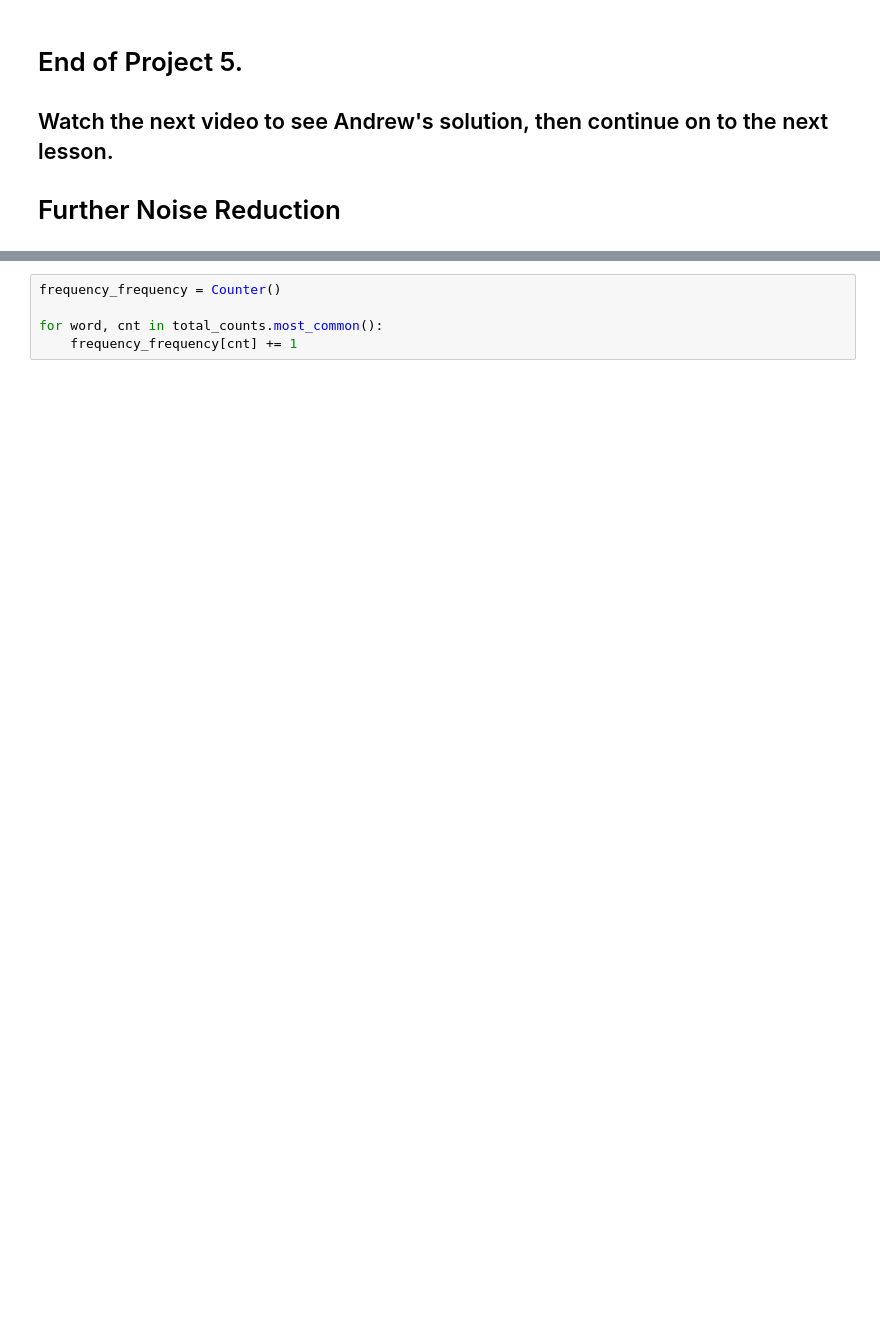
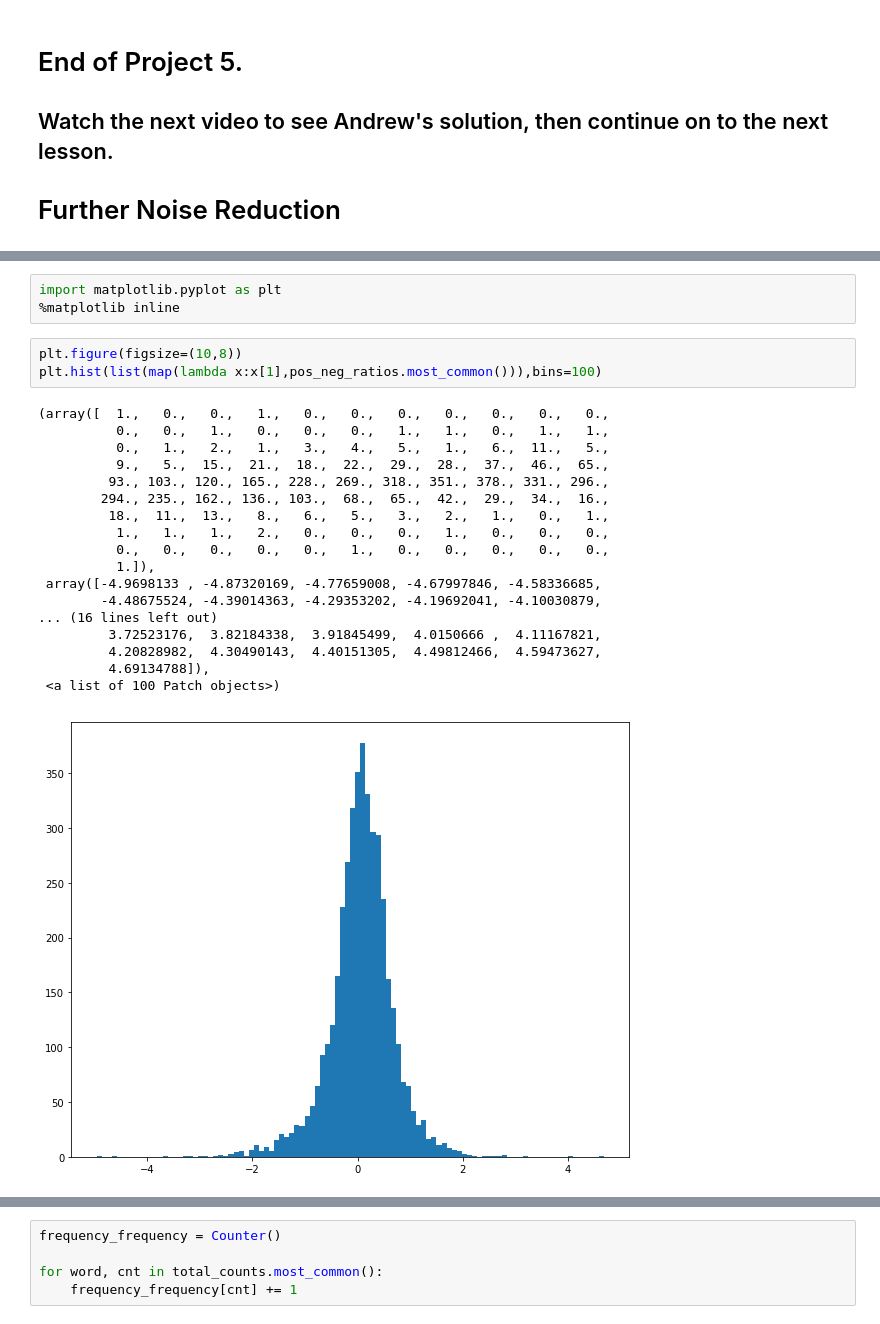
Before and after one commit to Parker-Lyu/DeepL_Andrew_And_Uda, a Jupyter notebook: 3sentiment-network/Sentiment_Classification_Projects.ipynb, the cells around one changed output, grey strips where cells are left out. Cells and saved outputs as stored; diff of their text form; blank space fills up the shorter version.

```diff
--- a/3sentiment-network/Sentiment_Classification_Projects.ipynb
+++ b/3sentiment-network/Sentiment_Classification_Projects.ipynb
@@ -819,3 +1482,28 @@ output_notebook()
+# %%
+import matplotlib.pyplot as plt
+%matplotlib inline
+# %%
+plt.figure(figsize=(10,8))
+plt.hist(list(map(lambda x:x[1],pos_neg_ratios.most_common())),bins=100)
+# %% [output]
+(array([  1.,   0.,   0.,   1.,   0.,   0.,   0.,   0.,   0.,   0.,   0.,
+          0.,   0.,   1.,   0.,   0.,   0.,   1.,   1.,   0.,   1.,   1.,
+          0.,   1.,   2.,   1.,   3.,   4.,   5.,   1.,   6.,  11.,   5.,
+          9.,   5.,  15.,  21.,  18.,  22.,  29.,  28.,  37.,  46.,  65.,
+         93., 103., 120., 165., 228., 269., 318., 351., 378., 331., 296.,
+        294., 235., 162., 136., 103.,  68.,  65.,  42.,  29.,  34.,  16.,
+         18.,  11.,  13.,   8.,   6.,   5.,   3.,   2.,   1.,   0.,   1.,
+          1.,   1.,   1.,   2.,   0.,   0.,   0.,   1.,   0.,   0.,   0.,
+          0.,   0.,   0.,   0.,   0.,   1.,   0.,   0.,   0.,   0.,   0.,
+          1.]),
+ array([-4.9698133 , -4.87320169, -4.77659008, -4.67997846, -4.58336685,
+        -4.48675524, -4.39014363, -4.29353202, -4.19692041, -4.10030879,
+... (16 lines left out)
+         3.72523176,  3.82184338,  3.91845499,  4.0150666 ,  4.11167821,
+         4.20828982,  4.30490143,  4.40151305,  4.49812466,  4.59473627,
+         4.69134788]),
+ <a list of 100 Patch objects>)
+[figure, added]
 # %%
 hist, edges = np.histogram(list(map(lambda x:x[1],pos_neg_ratios.most_common())), density=True, bins=100, normed=True)
 
```
Also changed, not shown: parts of 48 cells of this notebook.
